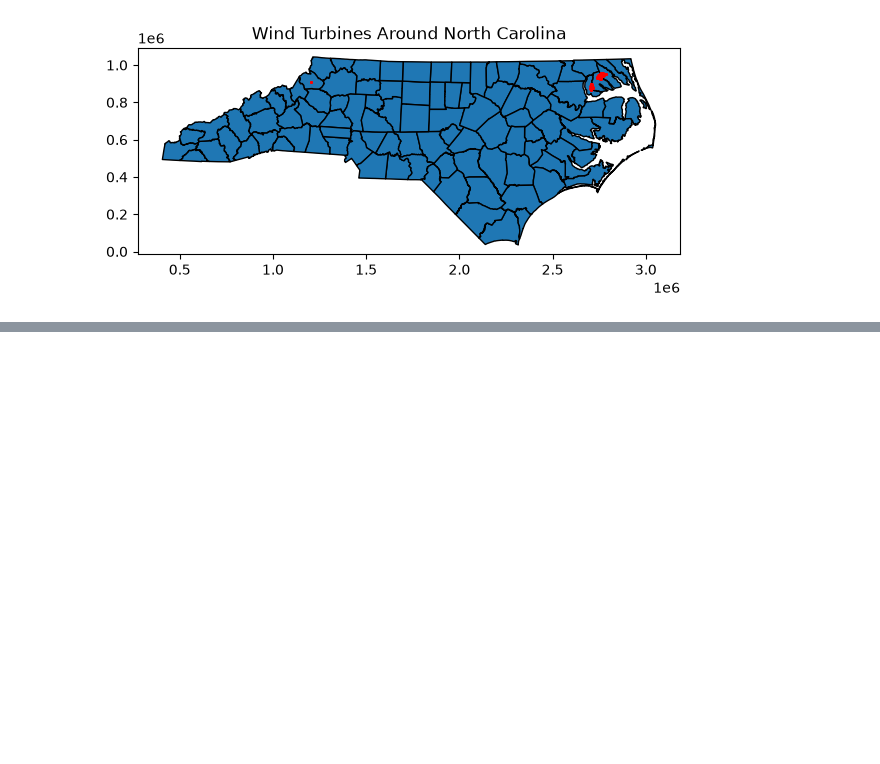
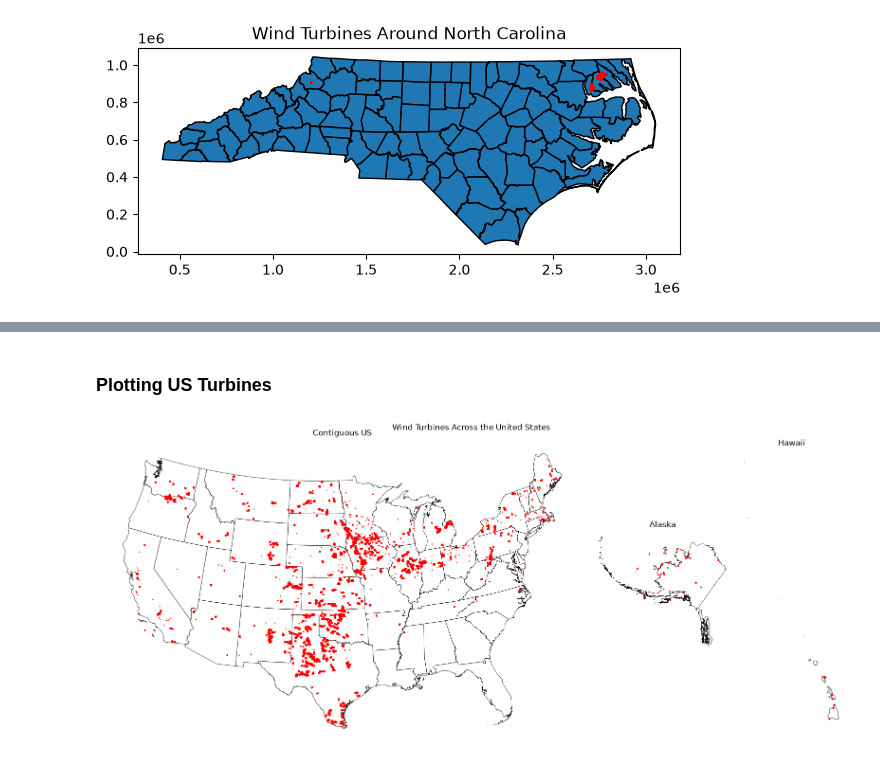
Before and after one commit to lexileach/renewable_transmission, a Jupyter notebook: wind_turbine.ipynb, the cells around one changed output, grey strips where cells are left out. Cells and saved outputs as stored; diff of their text form; code cells hidden in the pictures; blank space fills up the shorter version.

Commit message:
updating with us plotting

```diff
--- a/wind_turbine.ipynb
+++ b/wind_turbine.ipynb
@@ -100,0 +105,12 @@ plt.show()
+# %%
+# US county and state boundaries
+
+us_counties = counties[~counties["STATEFP"].isin(["60", "66", "69", "72", "78"])].to_crs(epsg=2163).copy()
+us_states = gpd.read_file(url_0 + url_state)
+us_states = us_states[~us_states["STATEFP"].isin(["60", "66", "69", "72", "78"])].to_crs(epsg=2163).copy()
+# %%
+# Spatial join
+
+us_wind = wind.to_crs(epsg=2163).copy()
+us_wind_by_county = gpd.sjoin(us_wind, us_counties, predicate="within")
+us_wind_by_county
@@ -100,0 +179,33 @@ plt.show()
+# %% [markdown]
+### Plotting US Turbines
+# %%
+# Selecting needed columns
+us_wind_points = us_wind_by_county[["p_name", "STATEFP", "geometry"]].copy()
+# %%
+# Plotting wind turbines around the US
+
+fig, axes = plt.subplots(1, 3, figsize=(16, 7), gridspec_kw={"width_ratios": [7, 2, 1.5]})
+
+for ax, state_codes, title in [
+    (axes[0], ["02", "15"], "Contiguous US"),
+    (axes[1], ["02"], "Alaska"),
+    (axes[2], ["15"], "Hawaii"),
+]:
+    if title == "Contiguous US":
+        area_states = us_states[~us_states["STATEFP"].isin(state_codes)]
+        area_wind = us_wind_points[~us_wind_points["STATEFP"].isin(state_codes)]
+    else:
+        area_states = us_states[us_states["STATEFP"].isin(state_codes)]
+        area_wind = us_wind_points[us_wind_points["STATEFP"].isin(state_codes)]
+
+    area_states.plot(ax=ax, edgecolor="black", facecolor="white", linewidth=0.5)
+    if not area_wind.empty:
+        area_wind.plot(ax=ax, markersize=0.5 if title == "Contiguous US" else 2, color="red")
+    ax.set_title(title)
+    ax.set_axis_off()
+
+fig.suptitle("Wind Turbines Across the United States")
+plt.tight_layout()
+plt.show()
+# %% [output]
+[figure, added]
```
Also changed, not shown: parts of 7 cells of this notebook.
